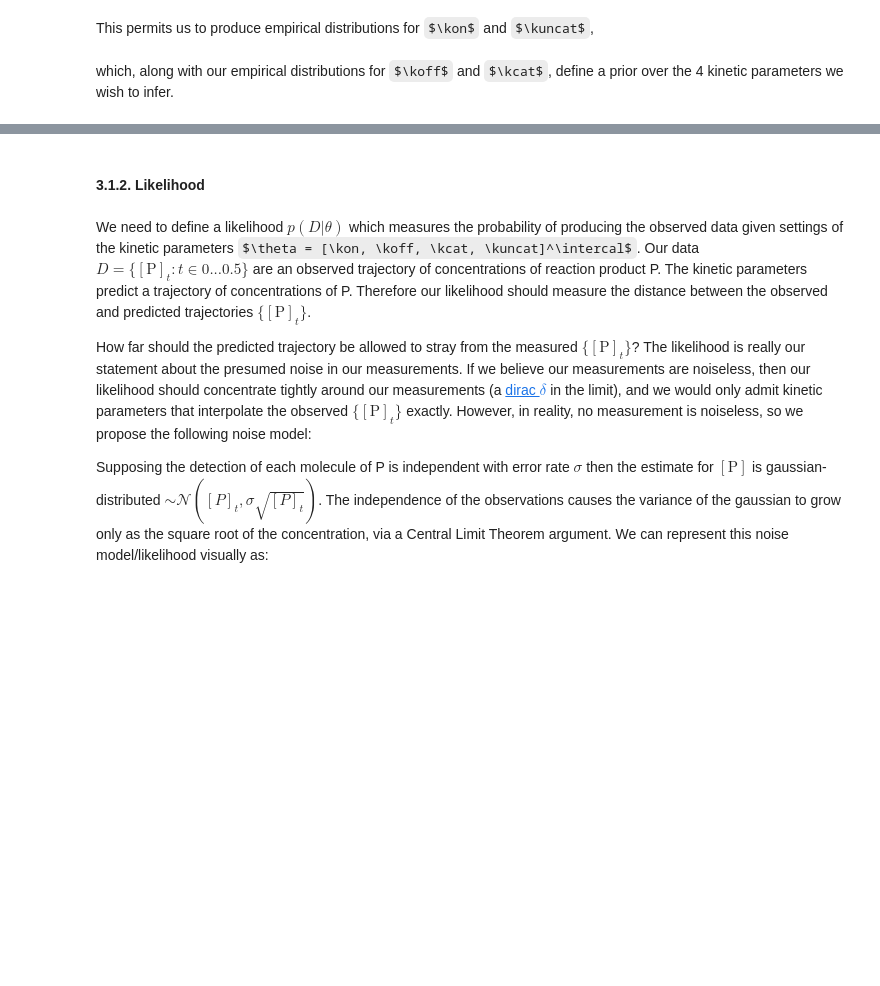
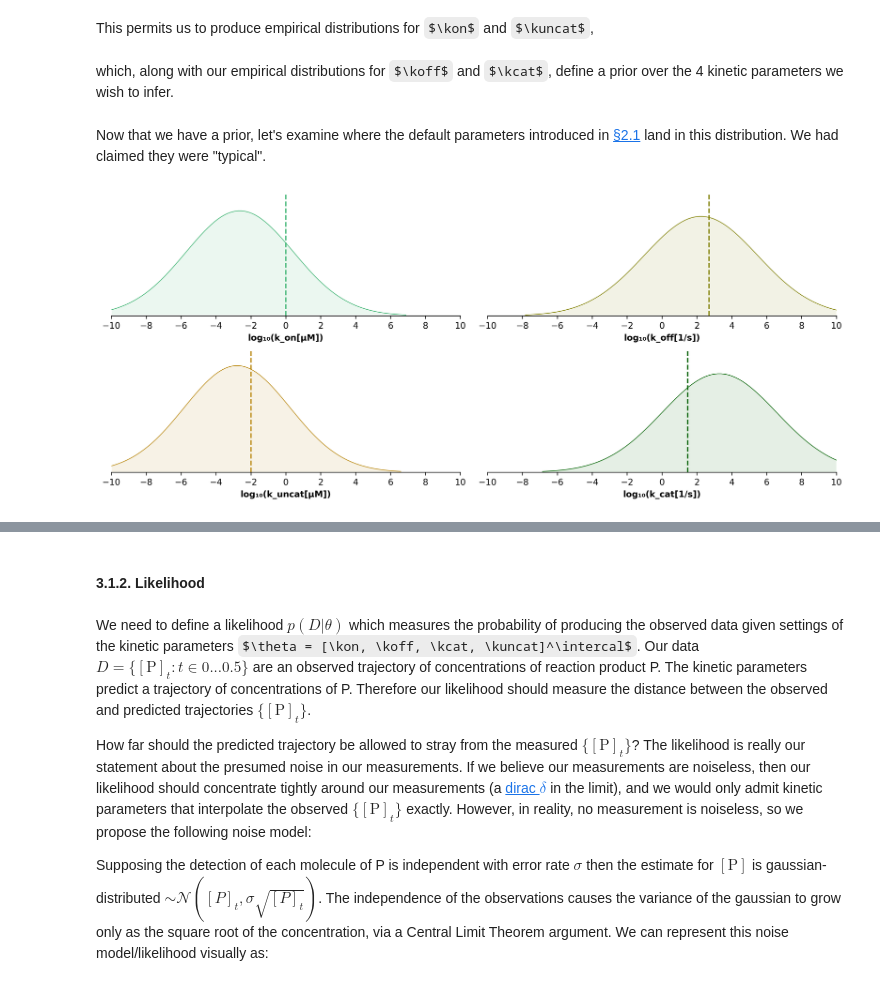
Before and after one commit to alexlenail/back_of_my_envelope, a Jupyter notebook: _notebooks/Enzyme-Kinetic-Parameter-Inference.ipynb, the cells around one changed output, grey strips where cells are left out. Saved outputs shown, nothing was run; the diff lists cells and outputs as text; code cells hidden in the pictures; some formulas as TeX source; blank space fills up the shorter version.

Commit message:
EKPI: prior covariance

```diff
--- a/_notebooks/Enzyme-Kinetic-Parameter-Inference.ipynb
+++ b/_notebooks/Enzyme-Kinetic-Parameter-Inference.ipynb
@@ -237,7 +255,15 @@ c = {
     'ES': 'blue',
     'P': 'darkblue',
     'S_MM': 'steelblue',
-    'P_MM': 'slateblue'}
+    'P_MM': 'slateblue',
+    'k_on': 'mediumseagreen',
+    'k_off': 'olive',
+    'k_cat': 'darkgreen',
+    'k_uncat': 'darkgoldenrod',
+    'k_m': 'olivedrab',
+    'k_ms': 'forestgreen',
+    'k_mp': 'darkkhaki',
+}
 
 c = {k:to_hex(v) for k,v in c.items()}
 
@@ -537,7 +563,7 @@ ax.plot(x1, log_kcat_normal.pdf(x1)*ax.get_ylim()[1]*3, '-', lw=0.4, color='dodg
 x2 = np.linspace(log_koff_normal.ppf(0.01), log_koff_normal.ppf(0.99), 100)
 ax.plot(x2, log_koff_normal.pdf(x2)*ax.get_ylim()[1]*3, '-', lw=0.6, color='peru')
 
-ax.set_xlabel('log₁₀(kcat[1/s]) histogram',  weight='bold')
+ax.set_xlabel('log₁₀(k_cat[1/s]) histogram',  weight='bold')
 fig_style_2(ax)
 # %% [output]
 [figure]
@@ -589,0 +616,29 @@ def sample_prior():
+# %% [markdown]
+Now that we have a prior, let's examine where the default parameters introduced in [§2.1](#2.1-A-Standard-Example) land in this distribution. We had claimed they were "typical".
+# %%
+#collapse
+# plot log-space kinetic parameter distributions, with default parameters presented previously overlaid
+fig, axs = plt.subplots(2,2,constrained_layout=True)
+
+def plot_distrib(distrib, ax, title, param):
+    ax.set_xlim(-10,10)
+    ax.set_ylim(0,0.15)
+
+    x = np.linspace(distrib.ppf(0.001), distrib.ppf(0.999), 100)
+    y = distrib.pdf(x)
+    color = c[param]
+
+    ax.plot(x, y, '-', lw=0.7, color=color)
+    ax.fill_between(x, 0, y, color=color, alpha=0.1)
+    ax.axvline(np.log10(default_kinetic_params[param]), 0, 1, linestyle='--', color=color)
+
+    ax.xaxis.set_ticks(np.arange(-10, 10.1, 2))
+    ax.set_xlabel(title,  weight='bold')
+    fig_style_2(ax)
+
+plot_distrib(log_kon_normal, axs[0][0], 'log₁₀(k_on[µM])', 'k_on')
+plot_distrib(log_koff_normal, axs[0][1], 'log₁₀(k_off[1/s])', 'k_off')
+plot_distrib(log_kuncat_normal, axs[1][0], 'log₁₀(k_uncat[µM])', 'k_uncat')
+plot_distrib(log_kcat_normal, axs[1][1], 'log₁₀(k_cat[1/s])', 'k_cat')
+# %% [output]
+[figure, added]
```
Also changed, not shown: parts of 18 cells of this notebook.
